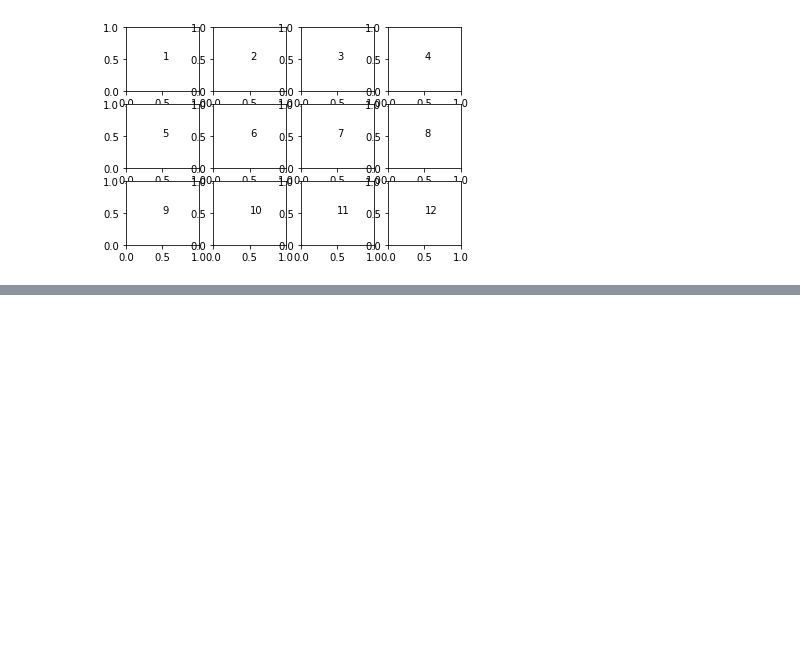
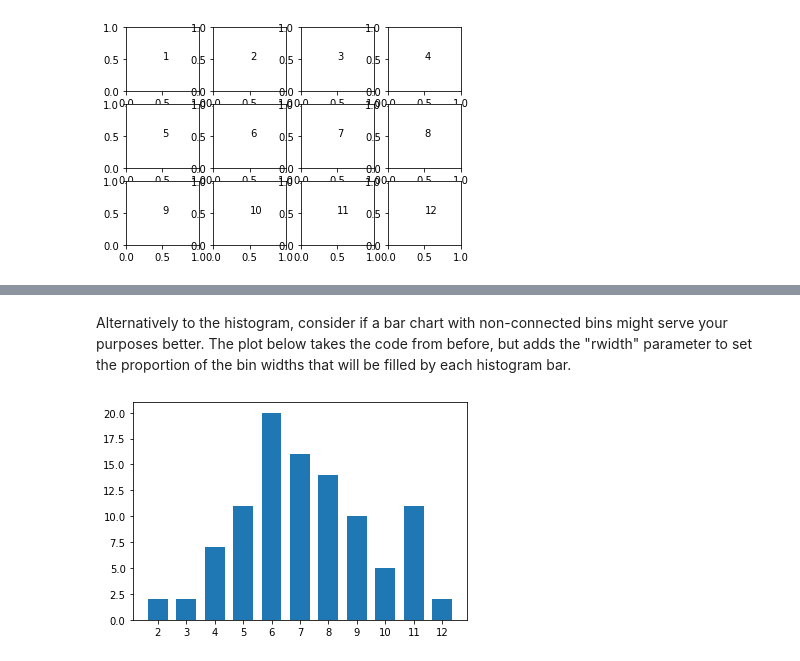
Before and after one commit to CodeInDna/Data-Science-Exercises, a Jupyter notebook: Data_Visualization/01_Univariate_Exploration_Of_Data/03_Histogram.ipynb, the cells around one changed output, grey strips where cells are left out. Drawn from its saved outputs; the diff is of its cells as text; code cells hidden in the pictures; blank space fills up the shorter version.

```diff
--- a/Data_Visualization/01_Univariate_Exploration_Of_Data/03_Histogram.ipynb
+++ b/Data_Visualization/01_Univariate_Exploration_Of_Data/03_Histogram.ipynb
@@ -88,0 +127,8 @@ for i in range(12):
+# %% [markdown]
+Alternatively to the histogram, consider if a bar chart with non-connected bins might serve your purposes better. The plot below takes the code from before, but adds the "rwidth" parameter to set the proportion of the bin widths that will be filled by each histogram bar.
+# %%
+bin_edges = np.arange(1.5, 12.5+1, 1)  # 1.5 to 12.5
+plt.hist(roll1_roll2, bins=bin_edges, rwidth=0.7)
+plt.xticks(np.arange(2, 12+1, 1));
+# %% [output]
+[figure, added]
```
Also changed, not shown: parts of 35 cells of this notebook.
